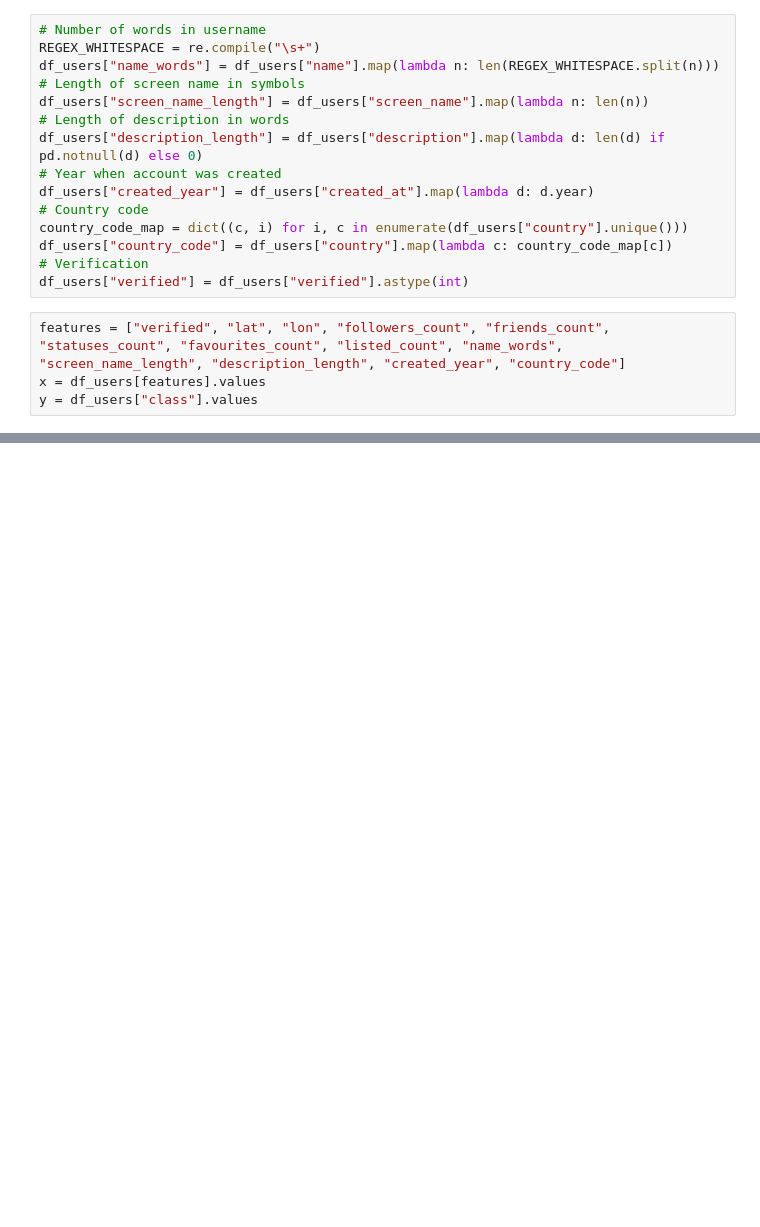
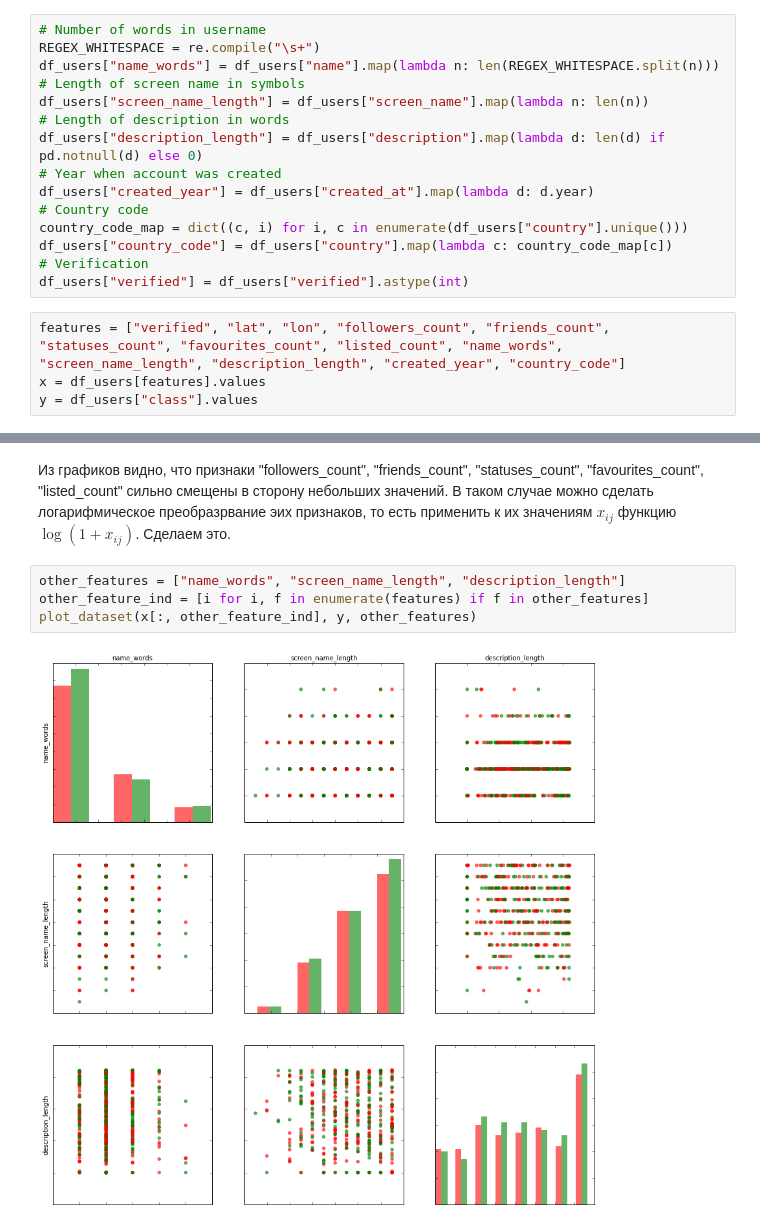
Before and after one commit to anokhin/sfera-dm, a Jupyter notebook: iter3/project/homework-2.ipynb, the cells around one changed output, grey strips where cells are left out. Drawn from its saved outputs; the diff is of its cells as text; blank space fills up the shorter version.

```diff
--- a/iter3/project/homework-2.ipynb
+++ b/iter3/project/homework-2.ipynb
@@ -56,0 +112,8 @@ pl.show()
+# %% [markdown]
+Из графиков видно, что признаки "followers_count", "friends_count", "statuses_count", "favourites_count", "listed_count" сильно смещены в сторону небольших значений. В таком случае можно сделать логарифмическое преобразрвание эих признаков, то есть применить к их значениям $x_{ij}$ функцию $\log(1 + x_{ij})$. Сделаем это.
+# %%
+other_features = ["name_words", "screen_name_length", "description_length"]
+other_feature_ind = [i for i, f in enumerate(features) if f in other_features]
+plot_dataset(x[:, other_feature_ind], y, other_features)
+# %% [output]
+[figure, added]
```
Also changed, not shown: parts of 8 cells of this notebook.
